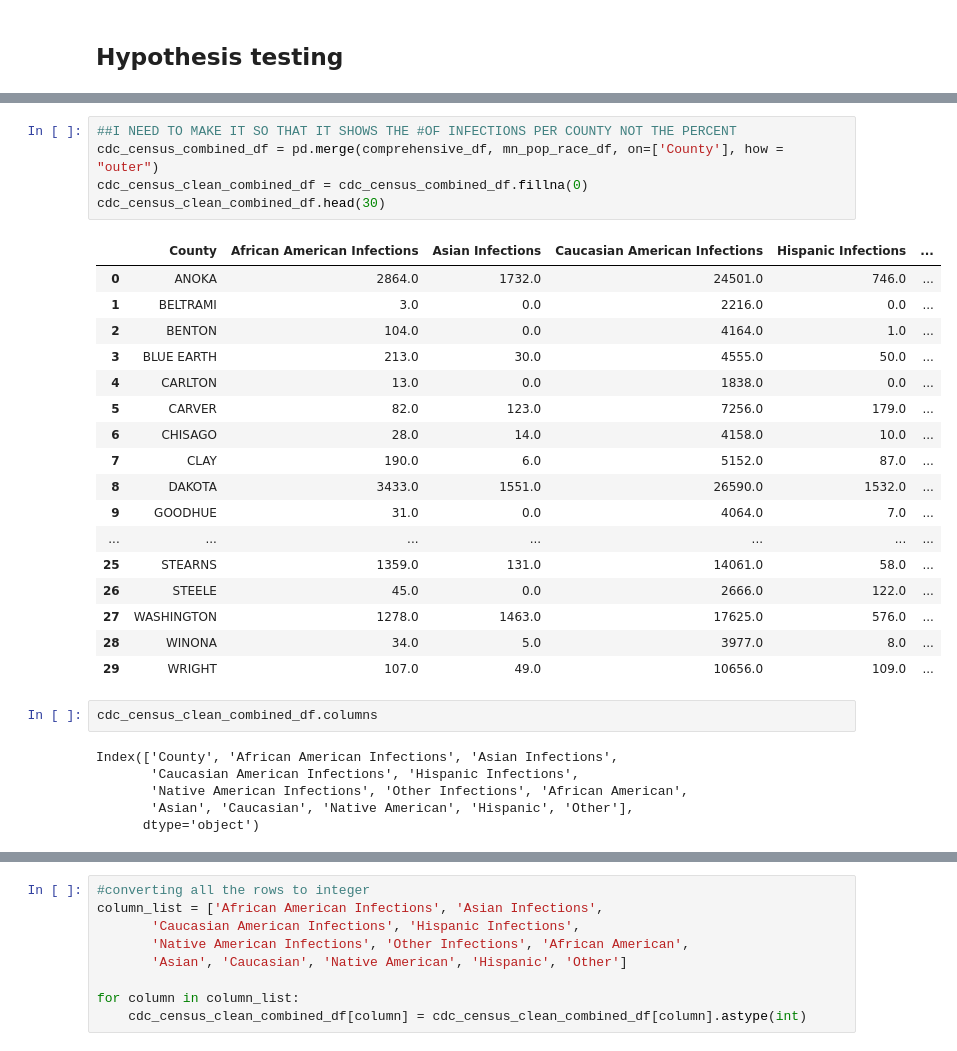
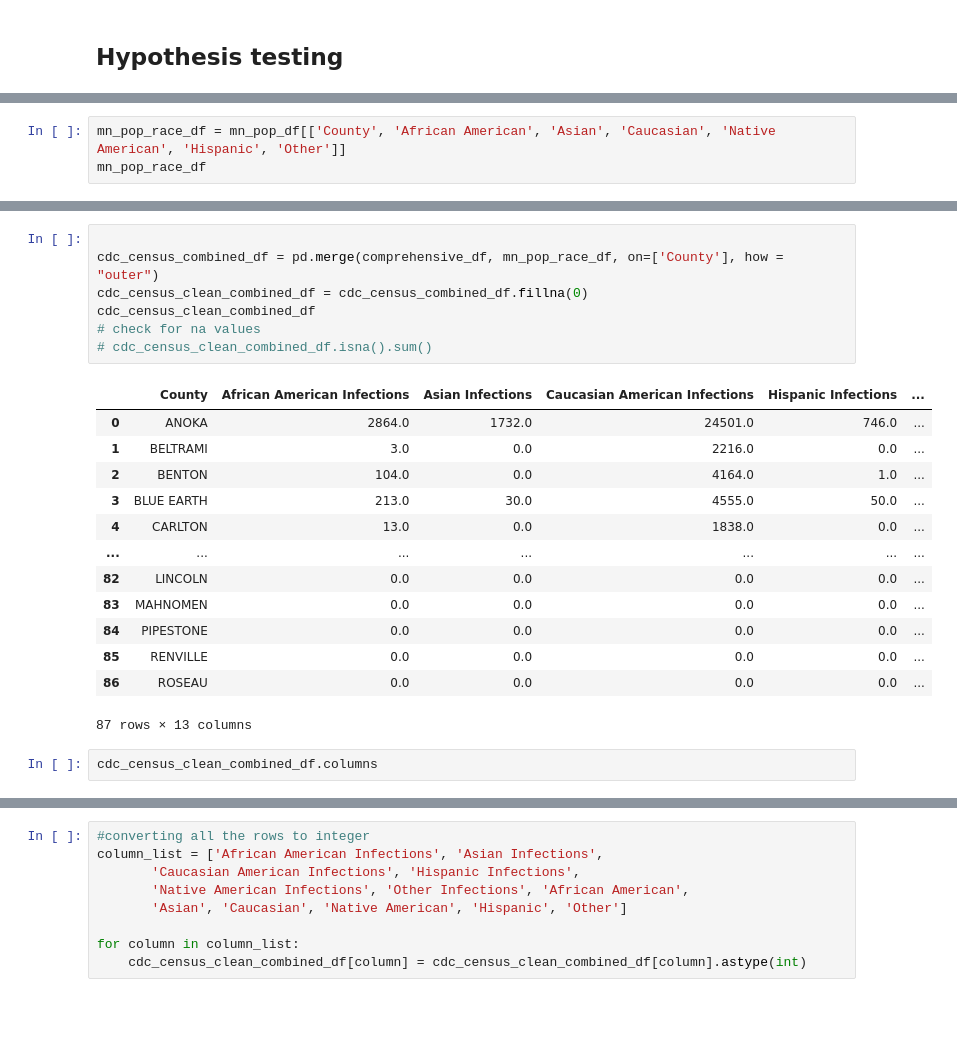
Before and after one commit to tlenzmeier58/Project_1, a Jupyter notebook: working.ipynb, the cells around one changed output, grey strips where cells are left out. Saved outputs shown, nothing was run; the diff lists cells and outputs as text; blank space fills up the shorter version.

```diff
--- a/working.ipynb
+++ b/working.ipynb
@@ -477,0 +756,3 @@ comprehensive_df.head()
+# %%
+mn_pop_race_df = mn_pop_df[['County', 'African American', 'Asian', 'Caucasian', 'Native American', 'Hispanic', 'Other']]
+mn_pop_race_df
@@ -478,31 +773,23 @@ comprehensive_df.head()
 # %%
-##I NEED TO MAKE IT SO THAT IT SHOWS THE #OF INFECTIONS PER COUNTY NOT THE PERCENT
+
 cdc_census_combined_df = pd.merge(comprehensive_df, mn_pop_race_df, on=['County'], how = "outer")
 cdc_census_clean_combined_df = cdc_census_combined_df.fillna(0)
-cdc_census_clean_combined_df.head(30)
+cdc_census_clean_combined_df
+# check for na values
+# cdc_census_clean_combined_df.isna().sum()
 # %% [output]
 |  | County | African American Infections | Asian Infections | Caucasian American Infections | Hispanic Infections | ... |
 | 0 | ANOKA | 2864.0 | 1732.0 | 24501.0 | 746.0 | ... |
 | 1 | BELTRAMI | 3.0 | 0.0 | 2216.0 | 0.0 | ... |
 | 2 | BENTON | 104.0 | 0.0 | 4164.0 | 1.0 | ... |
 | 3 | BLUE EARTH | 213.0 | 30.0 | 4555.0 | 50.0 | ... |
 | 4 | CARLTON | 13.0 | 0.0 | 1838.0 | 0.0 | ... |
-| 5 | CARVER | 82.0 | 123.0 | 7256.0 | 179.0 | ... |
-| 6 | CHISAGO | 28.0 | 14.0 | 4158.0 | 10.0 | ... |
-| 7 | CLAY | 190.0 | 6.0 | 5152.0 | 87.0 | ... |
-| 8 | DAKOTA | 3433.0 | 1551.0 | 26590.0 | 1532.0 | ... |
-| 9 | GOODHUE | 31.0 | 0.0 | 4064.0 | 7.0 | ... |
 | ... | ... | ... | ... | ... | ... | ... |
-| 25 | STEARNS | 1359.0 | 131.0 | 14061.0 | 58.0 | ... |
-| 26 | STEELE | 45.0 | 0.0 | 2666.0 | 122.0 | ... |
-| 27 | WASHINGTON | 1278.0 | 1463.0 | 17625.0 | 576.0 | ... |
-| 28 | WINONA | 34.0 | 5.0 | 3977.0 | 8.0 | ... |
-| 29 | WRIGHT | 107.0 | 49.0 | 10656.0 | 109.0 | ... |
+| 82 | LINCOLN | 0.0 | 0.0 | 0.0 | 0.0 | ... |
+| 83 | MAHNOMEN | 0.0 | 0.0 | 0.0 | 0.0 | ... |
+| 84 | PIPESTONE | 0.0 | 0.0 | 0.0 | 0.0 | ... |
+| 85 | RENVILLE | 0.0 | 0.0 | 0.0 | 0.0 | ... |
+| 86 | ROSEAU | 0.0 | 0.0 | 0.0 | 0.0 | ... |
+87 rows × 13 columns
 # %%
 cdc_census_clean_combined_df.columns
-# %% [output]
-Index(['County', 'African American Infections', 'Asian Infections',
-       'Caucasian American Infections', 'Hispanic Infections',
-       'Native American Infections', 'Other Infections', 'African American',
-       'Asian', 'Caucasian', 'Native American', 'Hispanic', 'Other'],
-      dtype='object')
```
Also changed, not shown: parts of 73 cells of this notebook, 4 other files.
